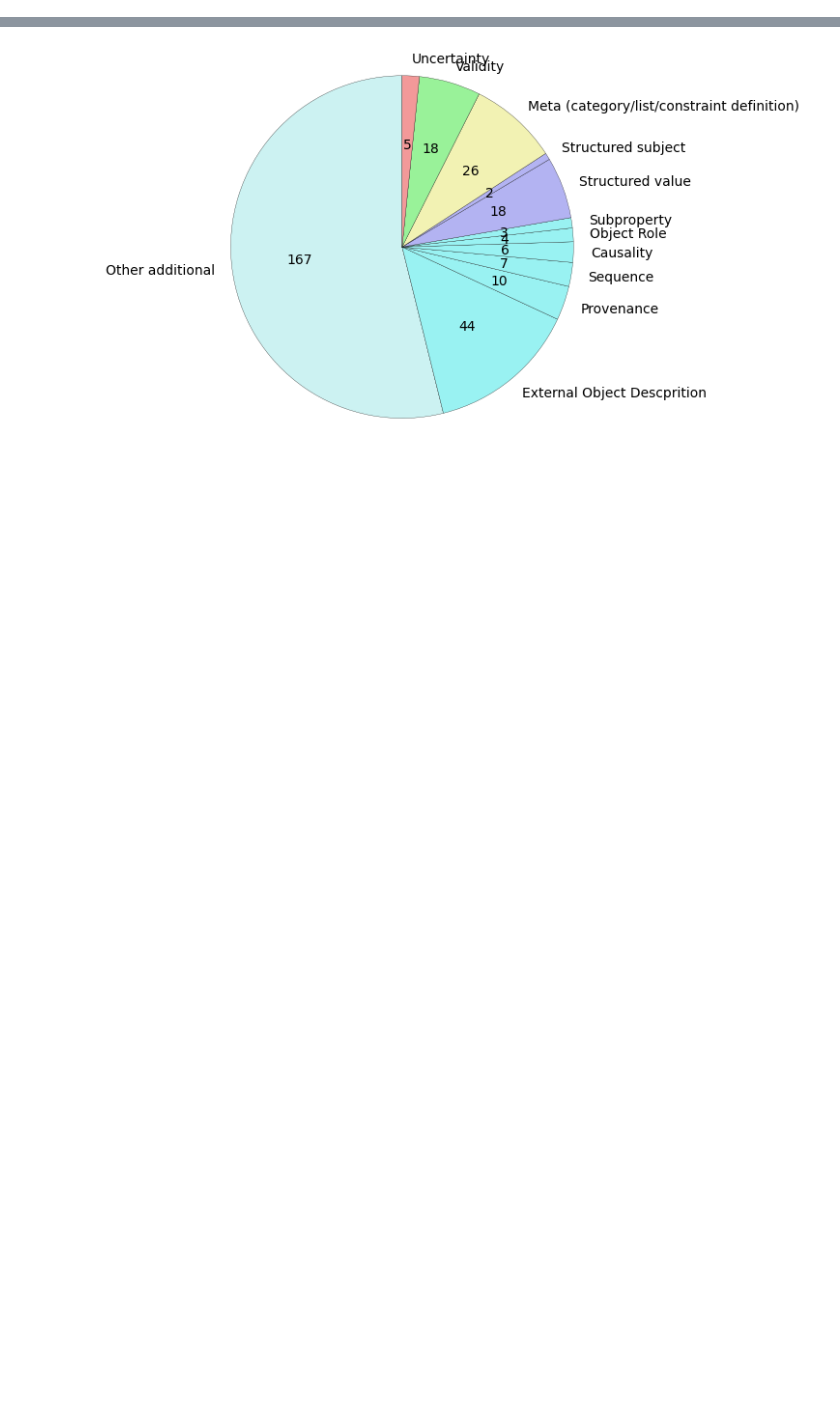
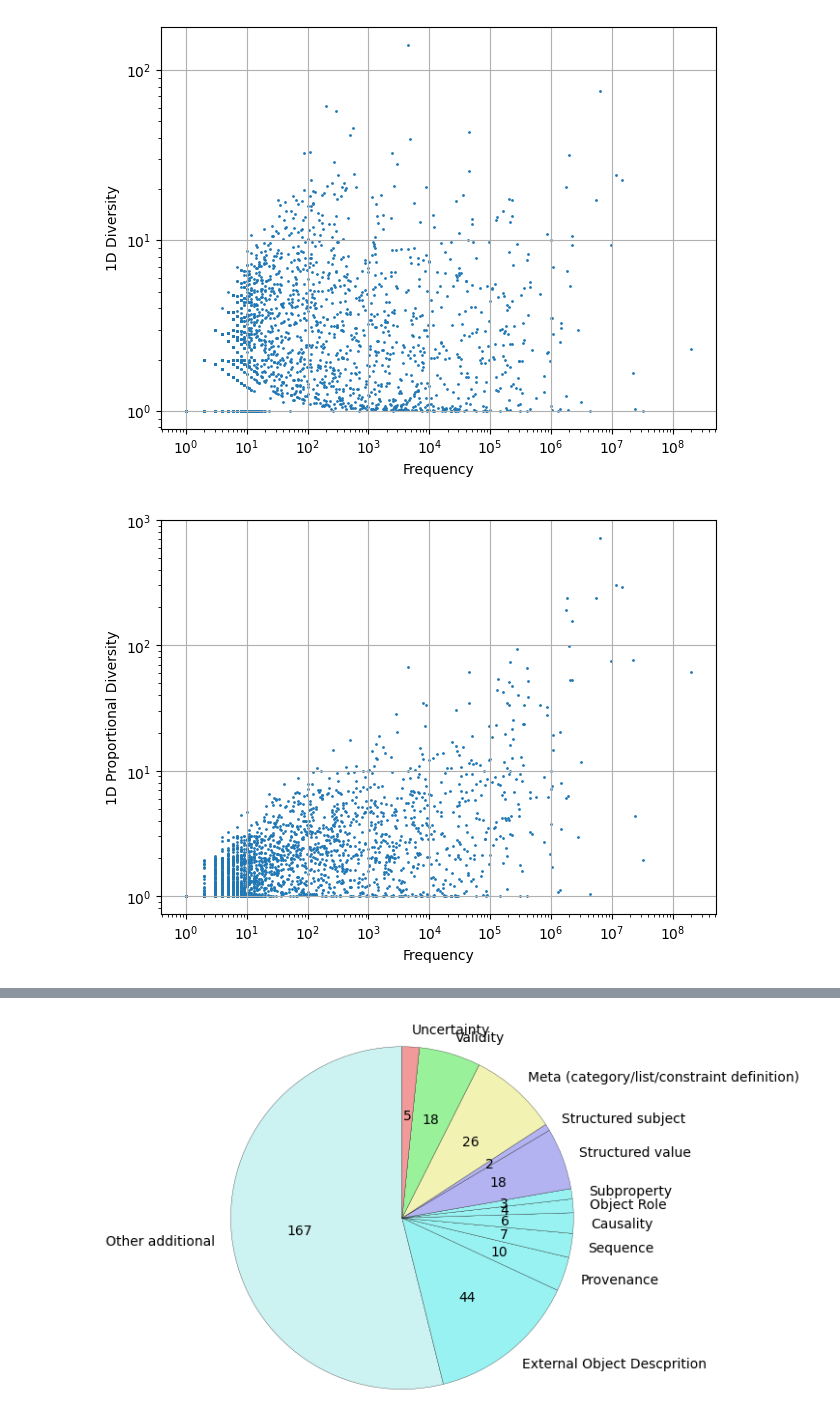
Before and after one commit to cui-ke/wikidata-qualifiers, a Jupyter notebook: src/stats/q-analysis-plots.ipynb, the cells around one changed output, grey strips where cells are left out. Saved outputs shown, nothing was run; the diff lists cells and outputs as text; code cells hidden in the pictures; blank space fills up the shorter version.

```diff
--- a/src/stats/q-analysis-plots.ipynb
+++ b/src/stats/q-analysis-plots.ipynb
@@ -60,0 +115,33 @@ plt.show()
+# %%
+s1 = []
+s2 = []
+for q in qpf:
+    s1.append(divsh[q])
+    s2.append(divshn[q])
+
+fig, ax = plt.subplots()
+# ax.scatter(delta1[:-1], delta1[1:], c=close, s=volume, alpha=0.5)
+ax.scatter(ff, s1, s=1)
+ax.set_xlabel(r'Frequency', fontsize=10)
+ax.set_ylabel(r'1D Diversity', fontsize=10)
+ax.set_xscale('log')
+ax.set_yscale('log')
+ax.grid(True)
+fig.tight_layout()
+plt.savefig('fig-freq-1d.pdf')
+plt.show()
+
+fig, ax = plt.subplots()
+# ax.scatter(delta1[:-1], delta1[1:], c=close, s=volume, alpha=0.5)
+ax.scatter(ff, s2, s=1)
+ax.set_xlabel(r'Frequency', fontsize=10)
+ax.set_ylabel(r'1D Proportional Diversity', fontsize=10)
+ax.set_xscale('log')
+ax.set_yscale('log')
+ax.grid(True)
+fig.tight_layout()
+plt.savefig('fig-freq-1dp.pdf')
+plt.show()
+# %% [output]
+[figure, added]
+[figure, added]
```
Also changed, not shown: parts of 6 cells of this notebook, 17 other files.
